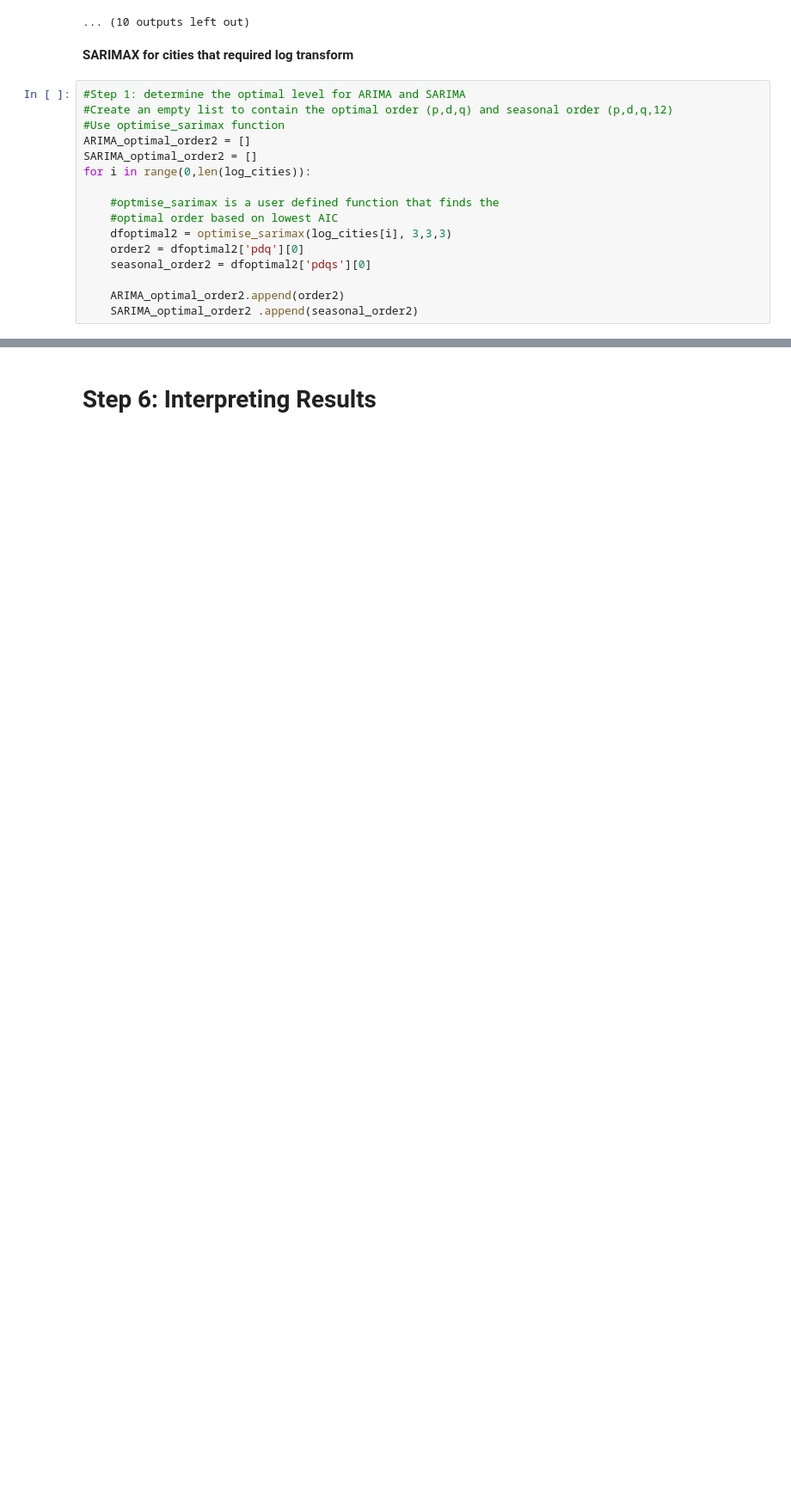
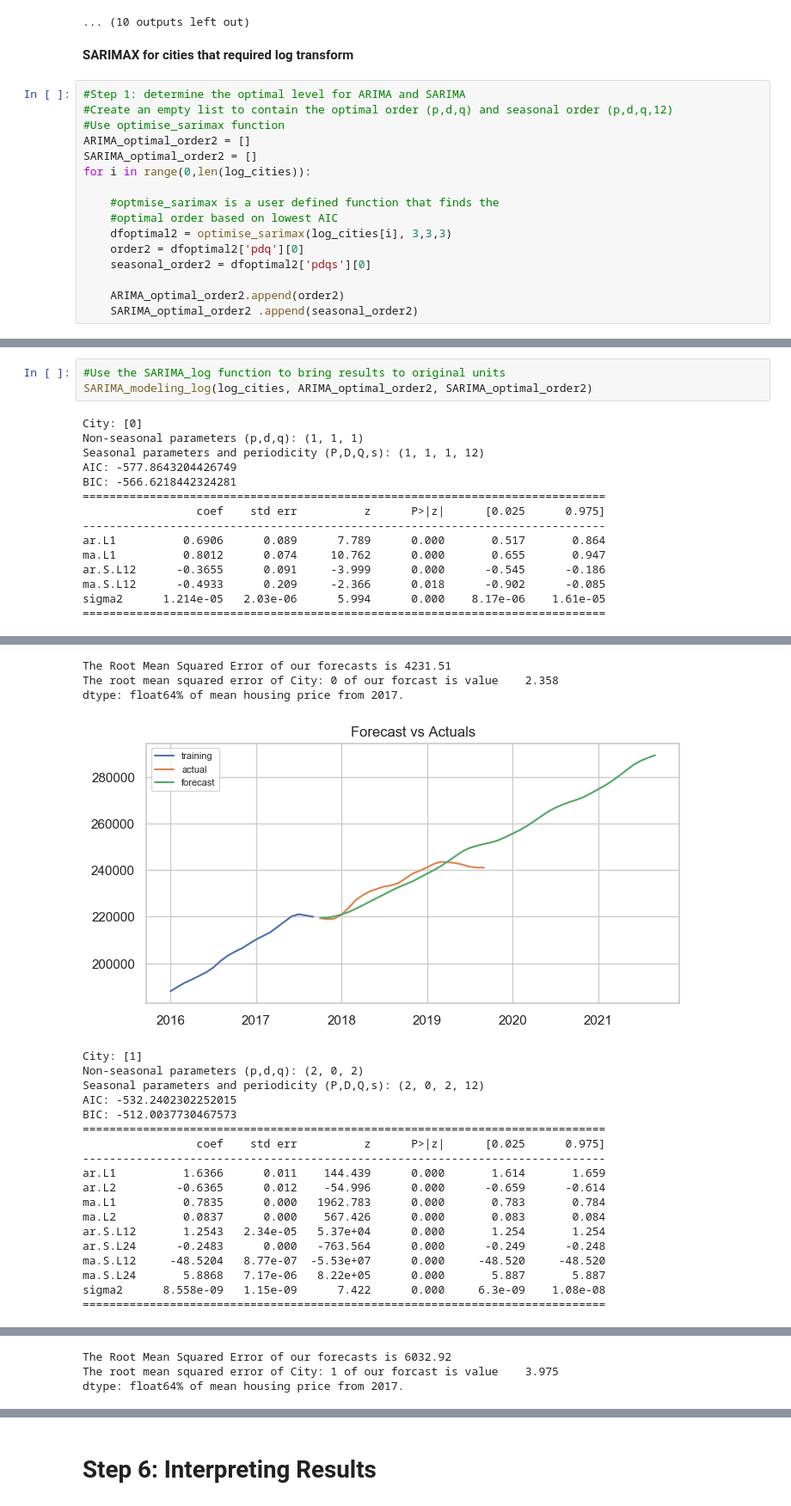
Before and after one commit to Francismorales/Time_Series_Forecasting_RealEstateNWA, a Jupyter notebook: mod_4_starter_notebook.ipynb, the cells around one changed output, grey strips where cells are left out. Shown at 86% size. Drawn from its saved outputs; the diff is of its cells as text; blank space fills up the shorter version.

```diff
--- a/mod_4_starter_notebook.ipynb
+++ b/mod_4_starter_notebook.ipynb
@@ -1184,0 +1301,18 @@ dtype: float64]
+# %%
+#Use the SARIMA_log function to bring results to original units
+SARIMA_modeling_log(log_cities, ARIMA_optimal_order2, SARIMA_optimal_order2)
+# %% [output]
+City: [0]
+Non-seasonal parameters (p,d,q): (1, 1, 1)
+Seasonal parameters and periodicity (P,D,Q,s): (1, 1, 1, 12)
+AIC: -577.8643204426749
+BIC: -566.6218442324281
+==============================================================================
+                 coef    std err          z      P>|z|      [0.025      0.975]
+------------------------------------------------------------------------------
+ar.L1          0.6906      0.089      7.789      0.000       0.517       0.864
+ma.L1          0.8012      0.074     10.762      0.000       0.655       0.947
+ar.S.L12      -0.3655      0.091     -3.999      0.000      -0.545      -0.186
+ma.S.L12      -0.4933      0.209     -2.366      0.018      -0.902      -0.085
+sigma2      1.214e-05   2.03e-06      5.994      0.000    8.17e-06    1.61e-05
+==============================================================================
@@ -1184,0 +1320,22 @@ dtype: float64]
+The Root Mean Squared Error of our forecasts is 4231.51
+The root mean squared error of City: 0 of our forcast is value    2.358
+dtype: float64% of mean housing price from 2017.
+[figure, added]
+City: [1]
+Non-seasonal parameters (p,d,q): (2, 0, 2)
+Seasonal parameters and periodicity (P,D,Q,s): (2, 0, 2, 12)
+AIC: -532.2402302252015
+BIC: -512.0037730467573
+==============================================================================
+                 coef    std err          z      P>|z|      [0.025      0.975]
+------------------------------------------------------------------------------
+ar.L1          1.6366      0.011    144.439      0.000       1.614       1.659
+ar.L2         -0.6365      0.012    -54.996      0.000      -0.659      -0.614
+ma.L1          0.7835      0.000   1962.783      0.000       0.783       0.784
+ma.L2          0.0837      0.000    567.426      0.000       0.083       0.084
+ar.S.L12       1.2543   2.34e-05   5.37e+04      0.000       1.254       1.254
+ar.S.L24      -0.2483      0.000   -763.564      0.000      -0.249      -0.248
+ma.S.L12     -48.5204   8.77e-07  -5.53e+07      0.000     -48.520     -48.520
+ma.S.L24       5.8868   7.17e-06   8.22e+05      0.000       5.887       5.887
+sigma2      8.558e-09   1.15e-09      7.422      0.000     6.3e-09    1.08e-08
+==============================================================================
@@ -1184,0 +1343,3 @@ dtype: float64]
+The Root Mean Squared Error of our forecasts is 6032.92
+The root mean squared error of City: 1 of our forcast is value    3.975
+dtype: float64% of mean housing price from 2017.
```
Also changed, not shown: parts of 12 cells of this notebook.
